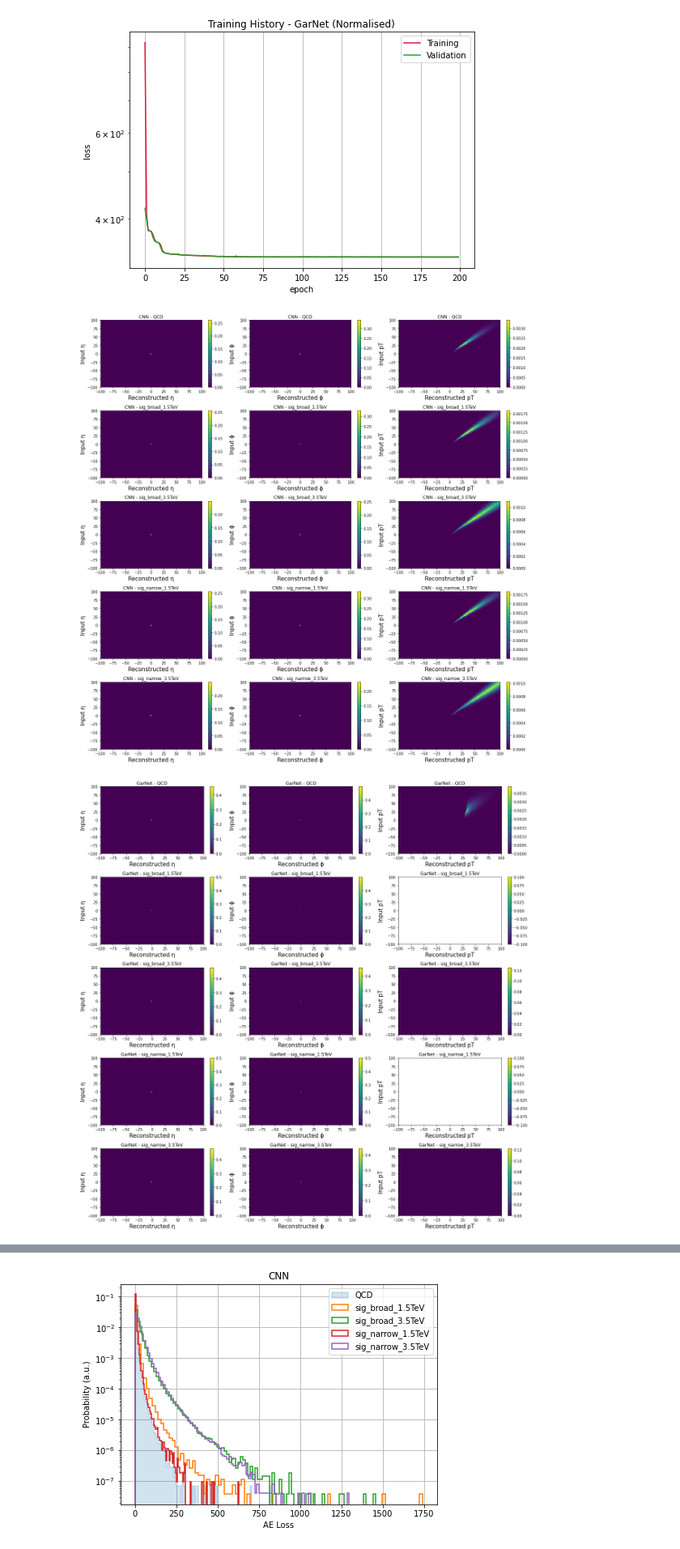
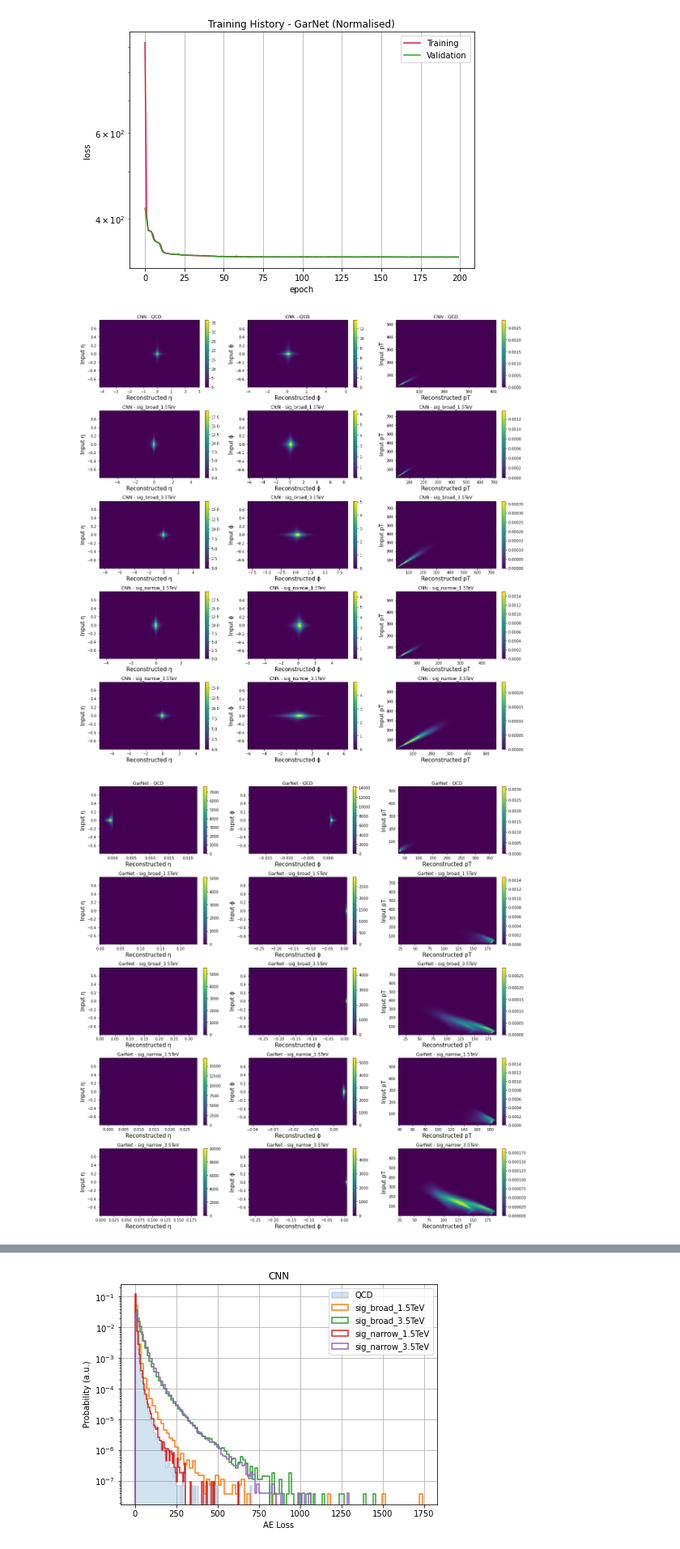
Before and after one commit to muHashh/CERN-Anomaly-Detection, a Jupyter notebook: src/plots/plot_results.ipynb, the cells around one changed output, grey strips where cells are left out. Shown at 81% size. Drawn from its saved outputs; the diff is of its cells as text; code cells hidden in the pictures.

Commit message:
modify scale for the reconstruction plots

```diff
--- a/src/plots/plot_results.ipynb
+++ b/src/plots/plot_results.ipynb
@@ -49,33 +49,33 @@ def plot_features(model_output, title, signals_loc):
     for i, f in enumerate(["QCD"]+signals_loc):
         if f == "QCD":
             input_data = model_output[f][()]
         else:
             input_data = h5py.File(f, 'r')["jetConstituentsList"][()]
 
         predicted_data = model_output["predicted_"+Path(f).stem][()]
 
         for j, feature in enumerate(features):
 
             ax = axs[i][j]
 
             x = np.squeeze(predicted_data[:,:,j][:,j])
             y = np.squeeze(input_data[:,:,j][:,j])
 
-            plot = ax.hist2d(x, y, bins=np.linspace(-100, 100, 201), density=True)
+            plot = ax.hist2d(x, y, bins=200, density=True)
 
             ax.set_xlabel("Reconstructed {}".format(feature), fontsize=15)
             ax.set_ylabel('Input {}'.format(feature), fontsize=15)
             ax.set_title("%s - %s"%(title, Path(f).stem))
             fig.colorbar(plot[3], ax=ax)
 
     fig.tight_layout()
     plt.show()
 
 import matplotlib as mpl
 mpl.rcParams['agg.path.chunksize'] = 100000
 
 for model in models:
     plot_features(model[1], model[0], model[2])
 # %% [output]
-[figure, old version]
+[figure, new version]
-[figure, old version]
+[figure, new version]
```
Also changed, not shown: parts of 1 cell of this notebook, 1 other file.
